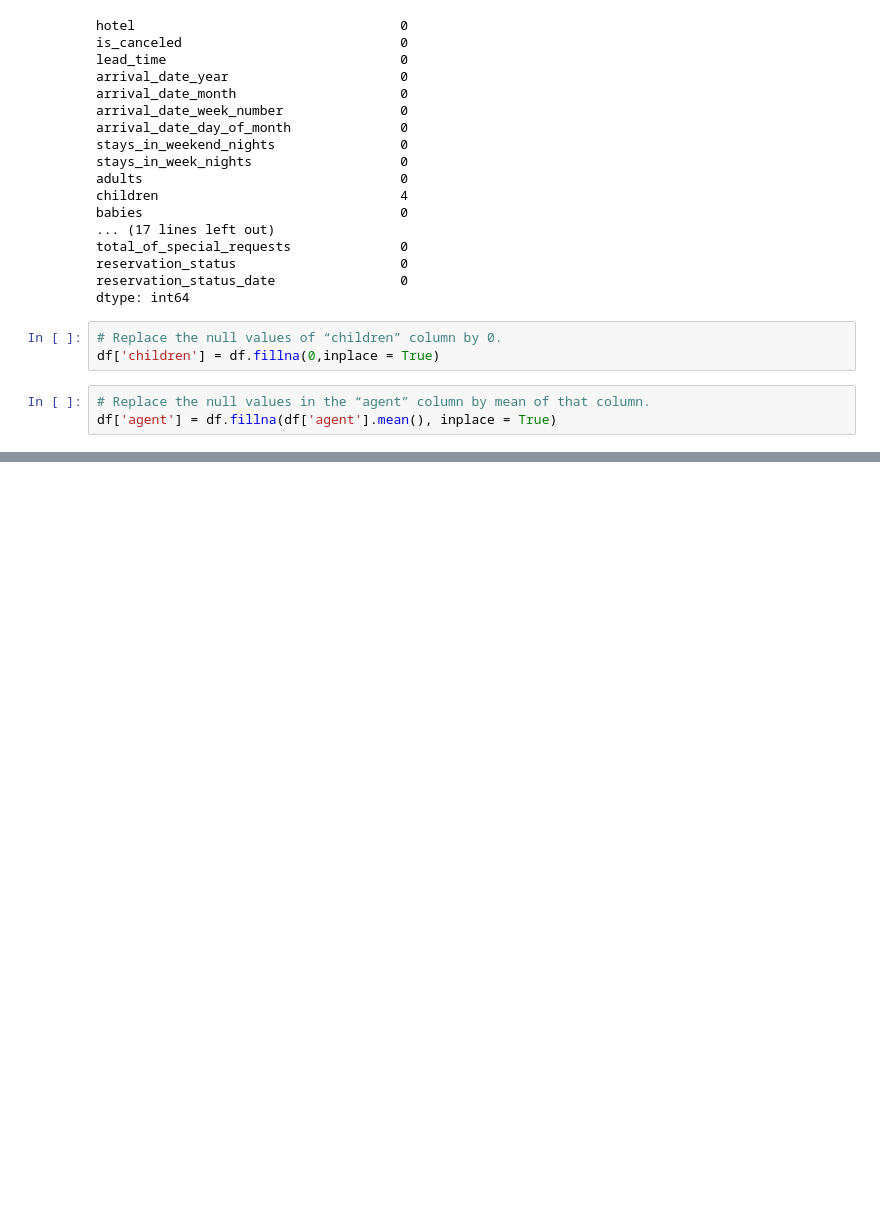
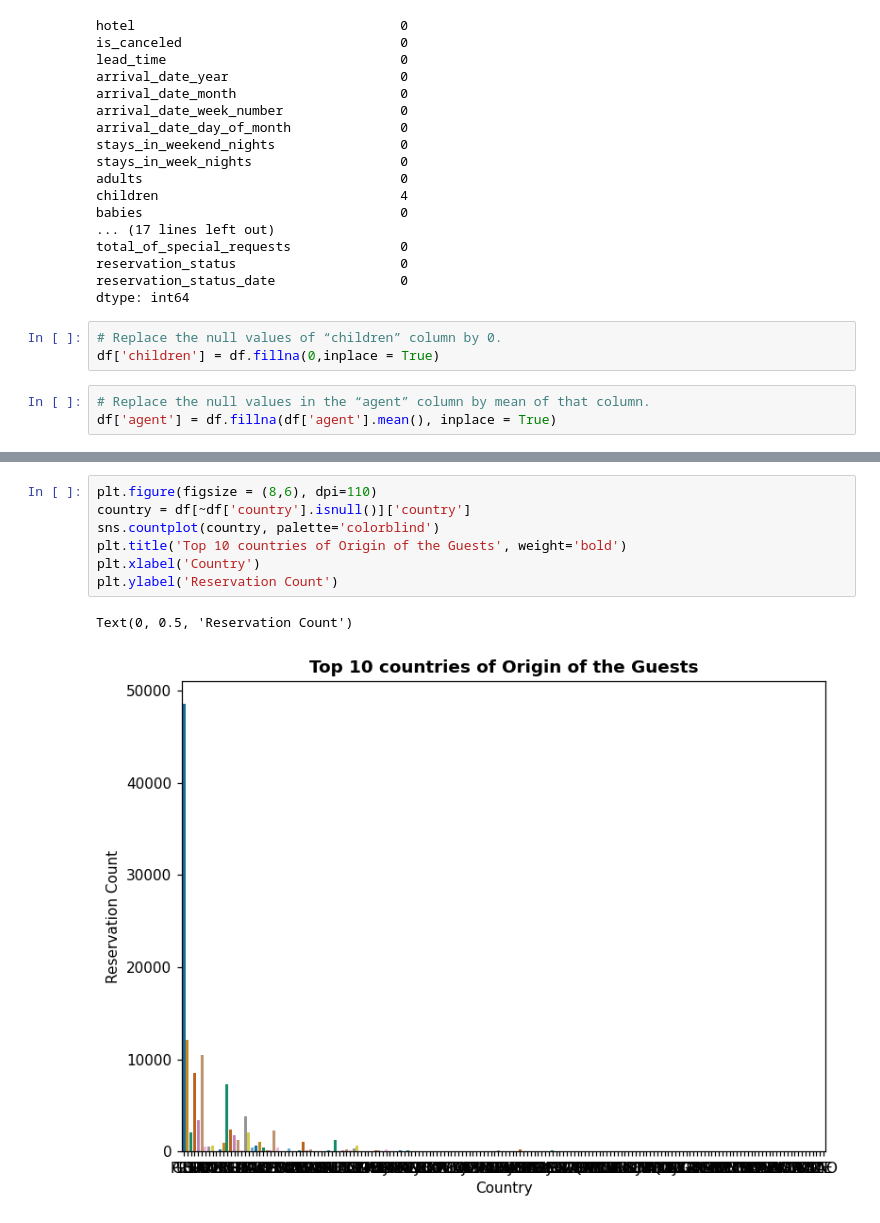
Before and after one commit to KK-Niraj/Hotel-Booking-Analysis, a Jupyter notebook: Hotel_Booking_Analysis_Capstone_Project.ipynb, the cells around one changed output, grey strips where cells are left out. Saved outputs shown, nothing was run; the diff lists cells and outputs as text; blank space fills up the shorter version.

```diff
--- a/Hotel_Booking_Analysis_Capstone_Project.ipynb
+++ b/Hotel_Booking_Analysis_Capstone_Project.ipynb
@@ -137,0 +156,10 @@ df['agent'] = df.fillna(df['agent'].mean(), inplace = True)
+# %%
+plt.figure(figsize = (8,6), dpi=110)
+country = df[~df['country'].isnull()]['country']
+sns.countplot(country, palette='colorblind')
+plt.title('Top 10 countries of Origin of the Guests', weight='bold')
+plt.xlabel('Country')
+plt.ylabel('Reservation Count')
+# %% [output]
+Text(0, 0.5, 'Reservation Count')
+[figure, added]
```
Also changed, not shown: parts of 2 cells of this notebook.
